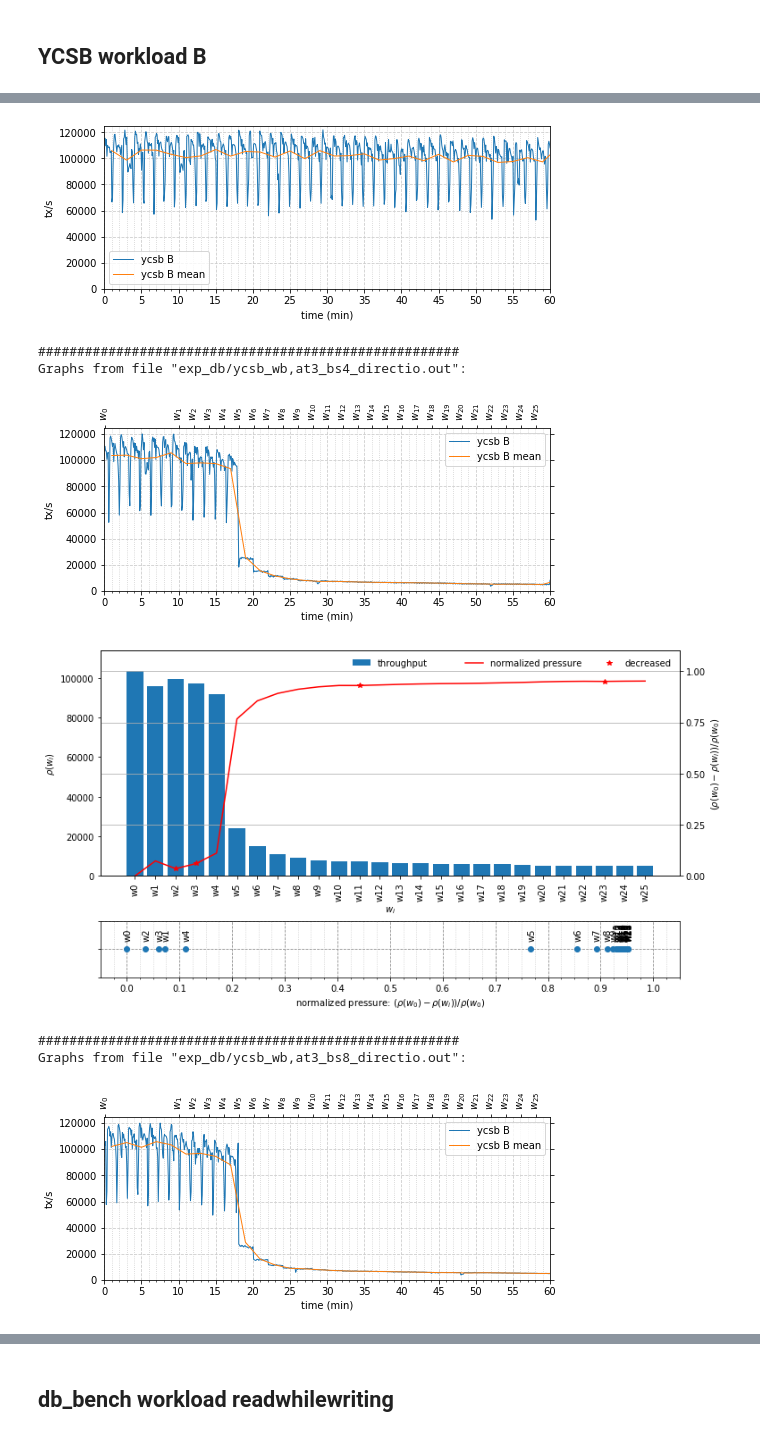
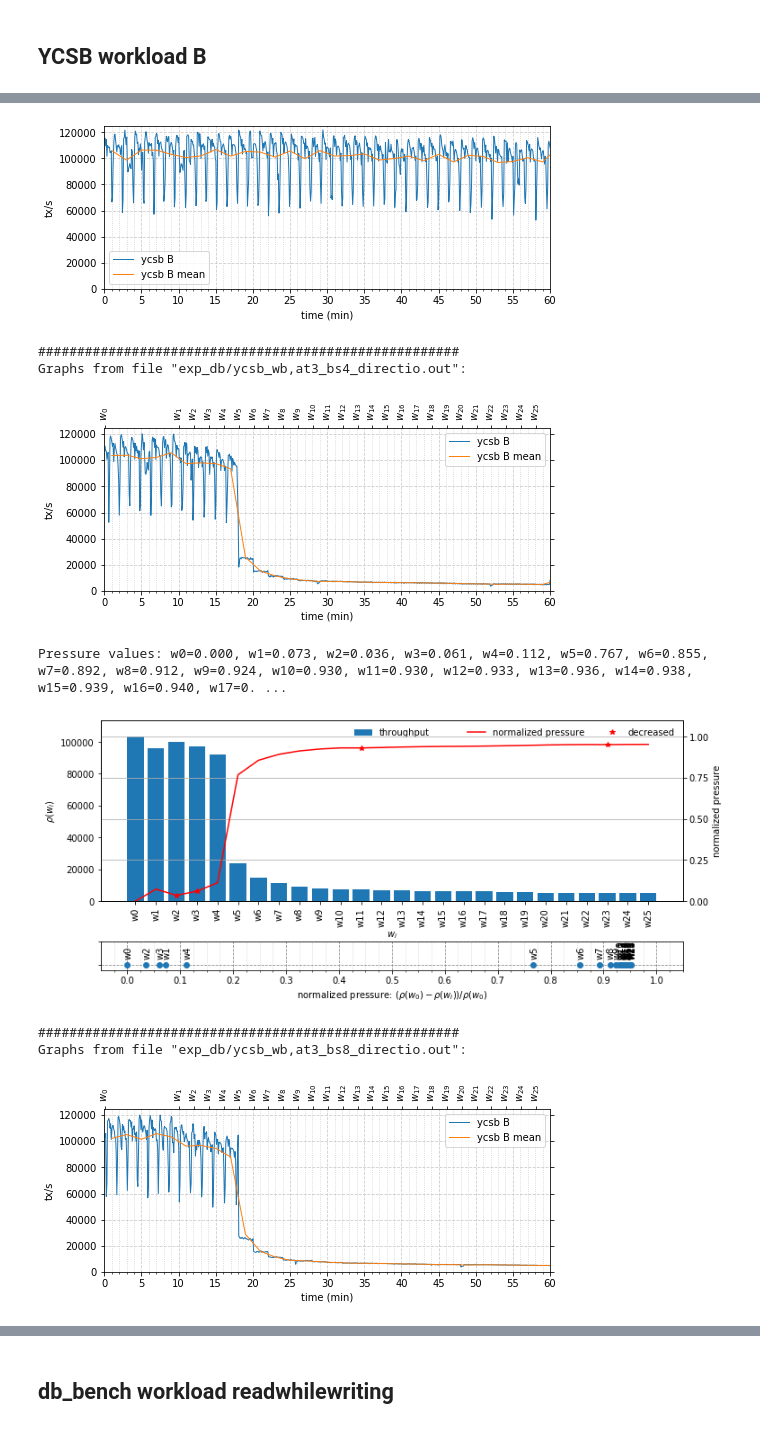
Before and after one commit to alange0001/rocksdb_test, a Jupyter notebook: plot/exp_db.ipynb, the cells around one changed output, grey strips where cells are left out. Drawn from its saved outputs; the diff is of its cells as text; code cells hidden in the pictures.

```diff
--- a/plot/exp_db.ipynb
+++ b/plot/exp_db.ipynb
@@ -6,25 +6,21 @@ options = plot.Options(
     plot_db=True,
     plot_pressure=True,
     print_params=False,
+    print_pressure_values=True,
     db_mean_interval=2)
+exp_dir='exp_db'
+exp_bs = [4,8,16,32,64,128,256,512]
 # %% [markdown]
 ## YCSB Workload A
 # %%
-options.file_start_time['exp_db/ycsb_wa.out'] = 30
+options.file_start_time[f'{exp_dir}/ycsb_wa.out'] = 30
 options.db_xlim = [-0.05,     60.05]
 options.db_ylim = [ 0   ,  72000   ]
-a = plot.AllFiles('exp_db/ycsb_wa,at3_bsX_directio')
-plot.plotFiles([
-    'exp_db/ycsb_wa.out',
-    'exp_db/ycsb_wa,at3_bs4_directio.out',
-    'exp_db/ycsb_wa,at3_bs8_directio.out',
-    'exp_db/ycsb_wa,at3_bs16_directio.out',
-    'exp_db/ycsb_wa,at3_bs32_directio.out',
-    'exp_db/ycsb_wa,at3_bs64_directio.out',
-    'exp_db/ycsb_wa,at3_bs128_directio.out',
-    'exp_db/ycsb_wa,at3_bs256_directio.out',
-    'exp_db/ycsb_wa,at3_bs512_directio.out',
-], options, a)
+a = plot.AllFiles(f'{exp_dir}/ycsb_wa,at3_bsX_directio')
+plot.plotFiles(
+    [f'{exp_dir}/ycsb_wa.out'] + [f'{exp_dir}/ycsb_wa,at3_bs{bs}_directio.out' for bs in exp_bs],
+    options, a)
+
 print("######################################################")
 print("dbmean:")
 a.plot_dbmean()
@@ -50,32 +45,26 @@ Graphs from file "exp_db/ycsb_wa,at3_bs32_directio.out":
 # %% [markdown]
 ## YCSB workload B
 # %%
-options.file_start_time['exp_db/ycsb_wb.out'] = 30
+options.file_start_time[f'{exp_dir}/ycsb_wb.out'] = 30
 options.db_xlim = [-0.05,      60.05]
 options.db_ylim = [ 0   ,  125000   ]
-a = plot.AllFiles('exp_db/ycsb_wb,at3_bsX_directio')
-plot.plotFiles([
-    'exp_db/ycsb_wb.out',
-    'exp_db/ycsb_wb,at3_bs4_directio.out',
-    'exp_db/ycsb_wb,at3_bs8_directio.out',
-    'exp_db/ycsb_wb,at3_bs16_directio.out',
-    'exp_db/ycsb_wb,at3_bs32_directio.out',
-    'exp_db/ycsb_wb,at3_bs64_directio.out',
-    'exp_db/ycsb_wb,at3_bs128_directio.out',
-    'exp_db/ycsb_wb,at3_bs256_directio.out',
-    'exp_db/ycsb_wb,at3_bs512_directio.out',
-], options, a)
+a = plot.AllFiles(f'{exp_dir}/ycsb_wb,at3_bsX_directio')
+plot.plotFiles(
+    [f'{exp_dir}/ycsb_wb.out'] + [f'{exp_dir}/ycsb_wb,at3_bs{bs}_directio.out' for bs in exp_bs],
+    options, a)
+
 print("######################################################")
 print("dbmean:")
 a.plot_dbmean()
 # %% [output]
 ######################################################
 Graphs from file "exp_db/ycsb_wb.out":
 [figure]
 ######################################################
 Graphs from file "exp_db/ycsb_wb,at3_bs4_directio.out":
 [figure]
+Pressure values: w0=0.000, w1=0.073, w2=0.036, w3=0.061, w4=0.112, w5=0.767, w6=0.855, w7=0.892, w8=0.912, w9=0.924, w10=0.930, w11=0.930, w12=0.933, w13=0.936, w14=0.938, w15=0.939, w16=0.940, w17=0. ...
-[figure, old version]
+[figure, new version]
-######################################################
-Graphs from file "exp_db/ycsb_wb,at3_bs8_directio.out":
+######################################################
+Graphs from file "exp_db/ycsb_wb,at3_bs8_directio.out":
 [figure]
```
Also changed, not shown: parts of 3 cells of this notebook, 1 other file.
